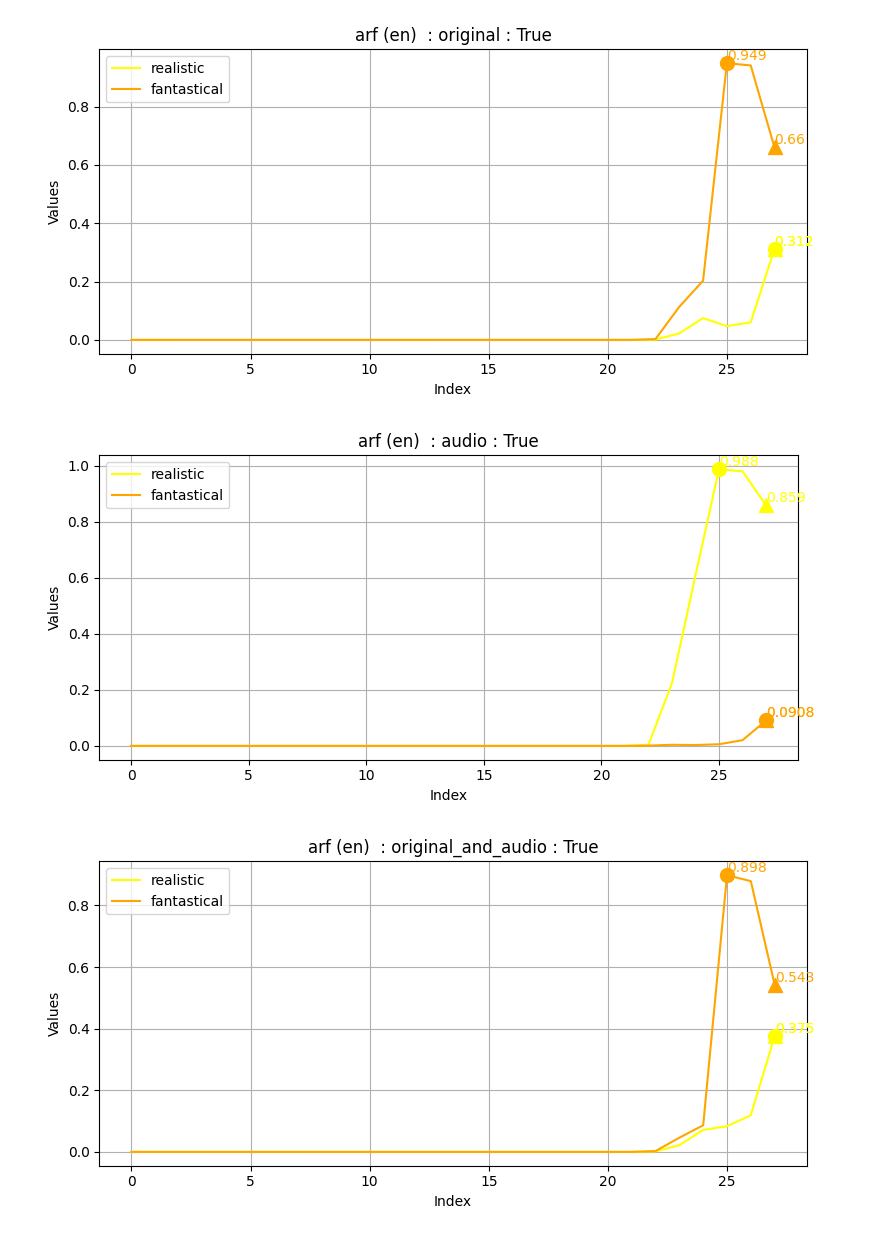
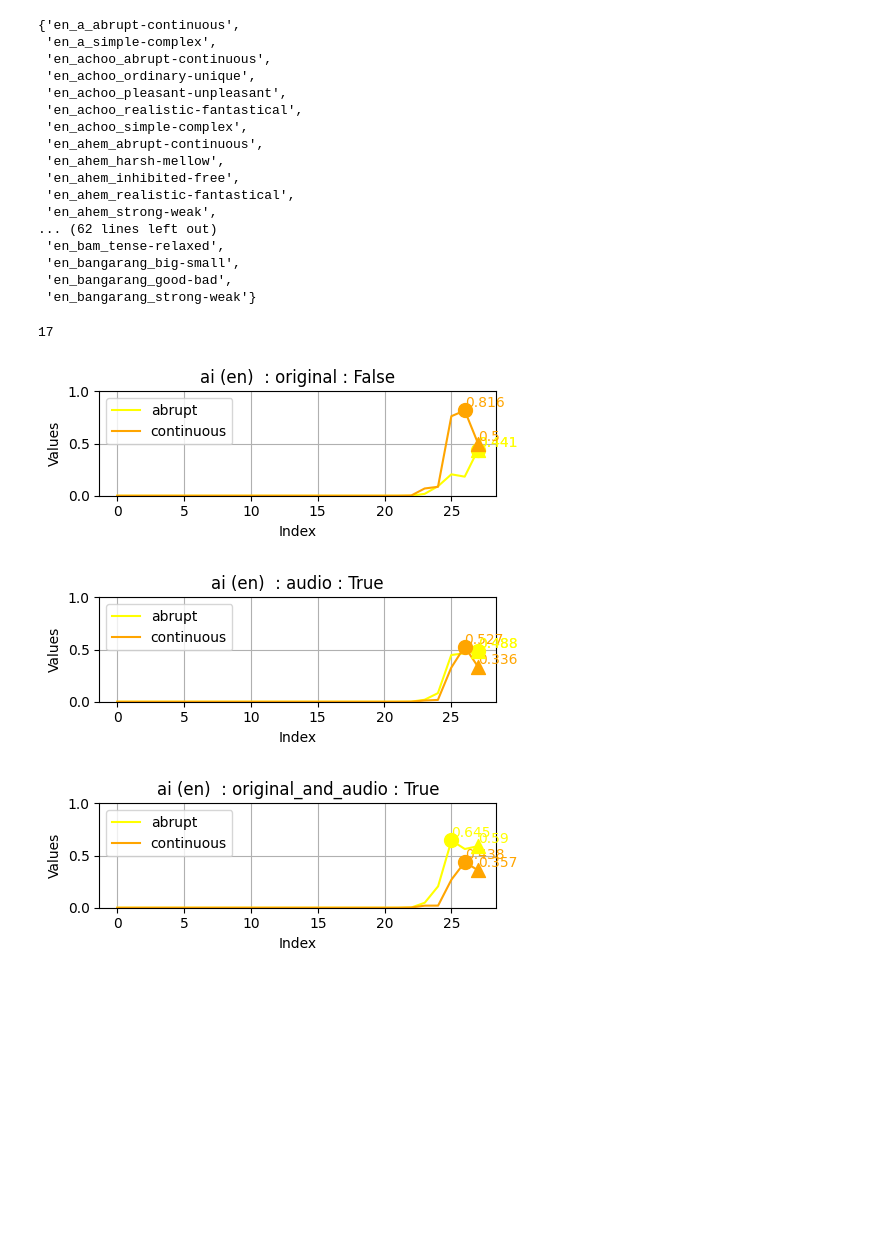
Before and after one commit to jjhsnail0822/sound-symbolism, a Jupyter notebook: src/analysis/logit_lens.ipynb, the cells around one changed output. Drawn from its saved outputs; the diff is of its cells as text; code cells hidden in the pictures; blank space fills up the shorter version.

```diff
--- a/src/analysis/logit_lens.ipynb
+++ b/src/analysis/logit_lens.ipynb
@@ -30,11 +30,12 @@ def plot_probs(results, key, input_type, log_scale=False):
     color1 = 'yellow'
     color2 = 'orange'
 
-    plt.figure(figsize=(8, 4))
+    plt.figure(figsize=(5, 2))
 
     # Plot curves
     plt.plot(x, y1, label=f'{dim.split("-")[0]}', color=color1)
     plt.plot(x, y2, label=f'{dim.split("-")[1]}', color=color2)
+    plt.ylim(0, 1.00)
 
     # Max point for y1
     max_idx_y1 = np.argmax(y1)
@@ -98,5 +99,5 @@ def get_results(logit_lens_results, key):
 
     return probs, is_correct
 # %%
-import random
-KEY = random.choice(intersection_keys)
+ i = 0
+ KEY = intersection_keys[i]
@@ -107,8 +109,37 @@ original_and_audio_results = get_results(original_and_audio, KEY)
+# %%
+correct_original
+# %% [output]
+{'en_a_abrupt-continuous',
+ 'en_a_simple-complex',
+ 'en_achoo_abrupt-continuous',
+ 'en_achoo_ordinary-unique',
+ 'en_achoo_pleasant-unpleasant',
+ 'en_achoo_realistic-fantastical',
+ 'en_achoo_simple-complex',
+ 'en_ahem_abrupt-continuous',
+ 'en_ahem_harsh-mellow',
+ 'en_ahem_inhibited-free',
+ 'en_ahem_realistic-fantastical',
+ 'en_ahem_strong-weak',
+... (62 lines left out)
+ 'en_bam_tense-relaxed',
+ 'en_bangarang_big-small',
+ 'en_bangarang_good-bad',
+ 'en_bangarang_strong-weak'}
 # %%
+i += 1
+print(i)
+KEY = intersection_keys[15]
+
+original_results = get_results(original, KEY)
+audio_results = get_results(audio, KEY)
+original_and_audio_results = get_results(original_and_audio, KEY)
+
 plot_probs(original_results, KEY, "original")
 plot_probs(audio_results, KEY, "audio")
 plot_probs(original_and_audio_results, KEY, "original_and_audio")
 # %% [output]
+17
-[figure, old version]
+[figure, new version]
-[figure, old version]
+[figure, new version]
-[figure, old version]
+[figure, new version]
```
Also changed, not shown: parts of 3 cells of this notebook, 1 other file.
